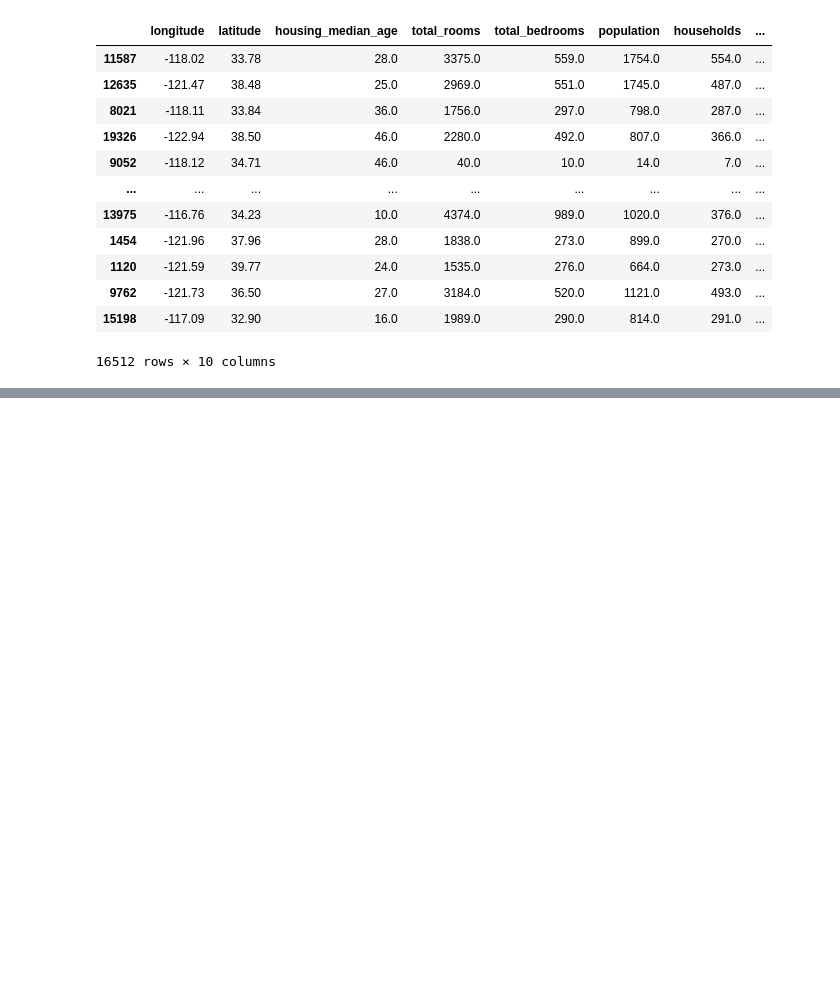
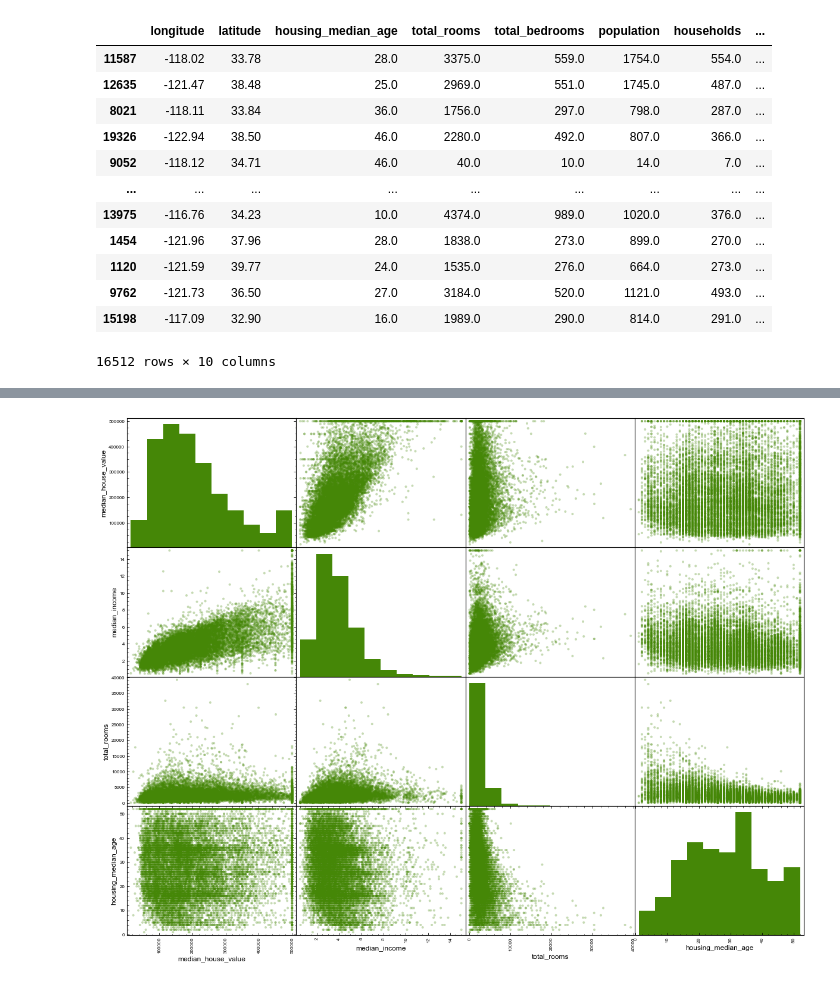
Before and after one commit to glukicov/ML_GPU, a Jupyter notebook: Housing.ipynb, the cells around one changed output, grey strips where cells are left out. Cells and saved outputs as stored; diff of their text form; code cells hidden in the pictures; blank space fills up the shorter version.

```diff
--- a/Housing.ipynb
+++ b/Housing.ipynb
@@ -226,0 +246,6 @@ fig.savefig('fig/test.png', bbox_inches='tight')
+# %%
+attributes = ["median_house_value", "median_income", "total_rooms", "housing_median_age"]
+ax=scatter_matrix(housing[attributes], figsize=(20,15), alpha=0.3);
+ax[0][0].get_figure().savefig('fig/cor.png', bbox_inches='tight')
+# %% [output]
+[figure, added]
```
Also changed, not shown: parts of 15 cells of this notebook, 3 other files.
